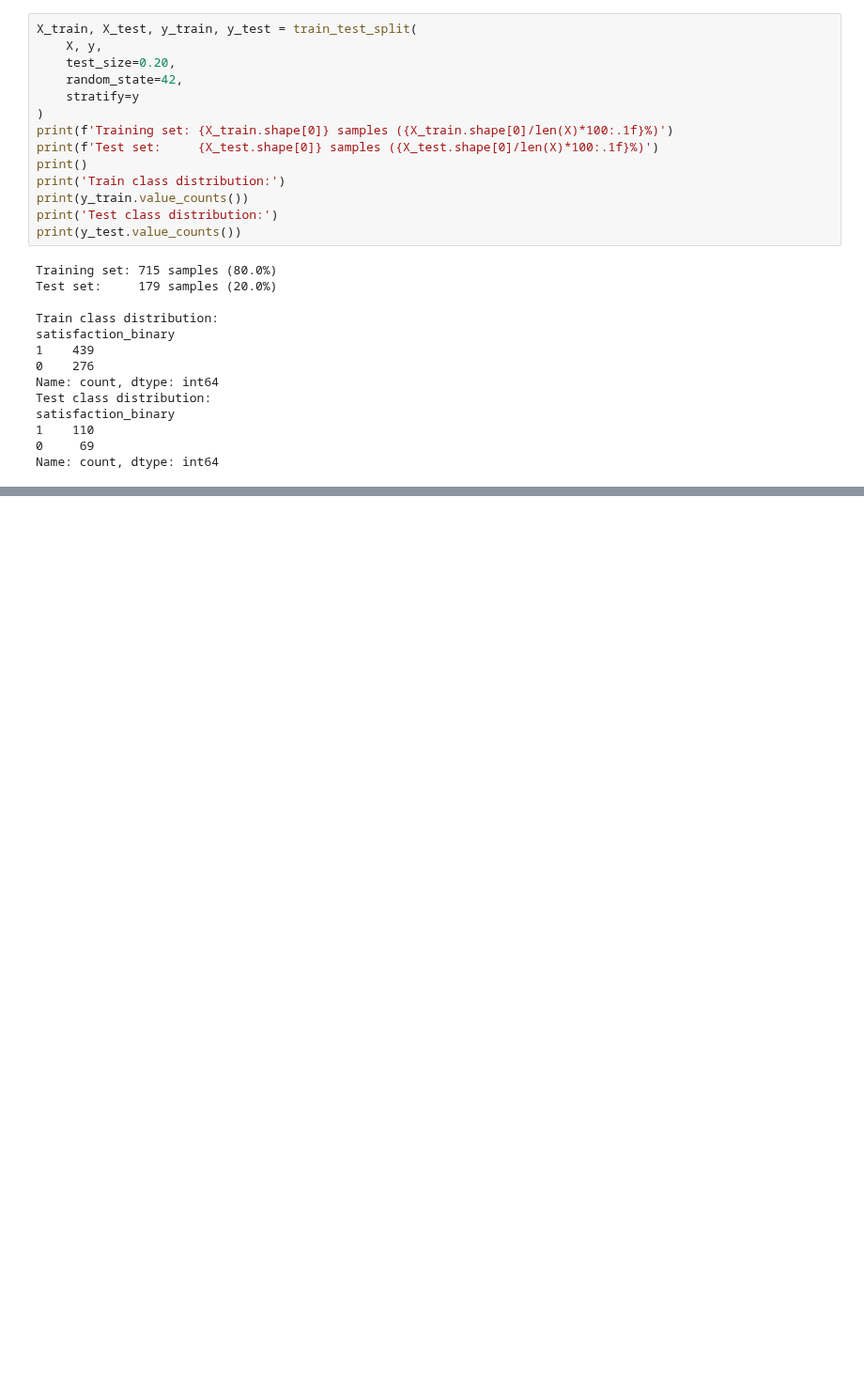
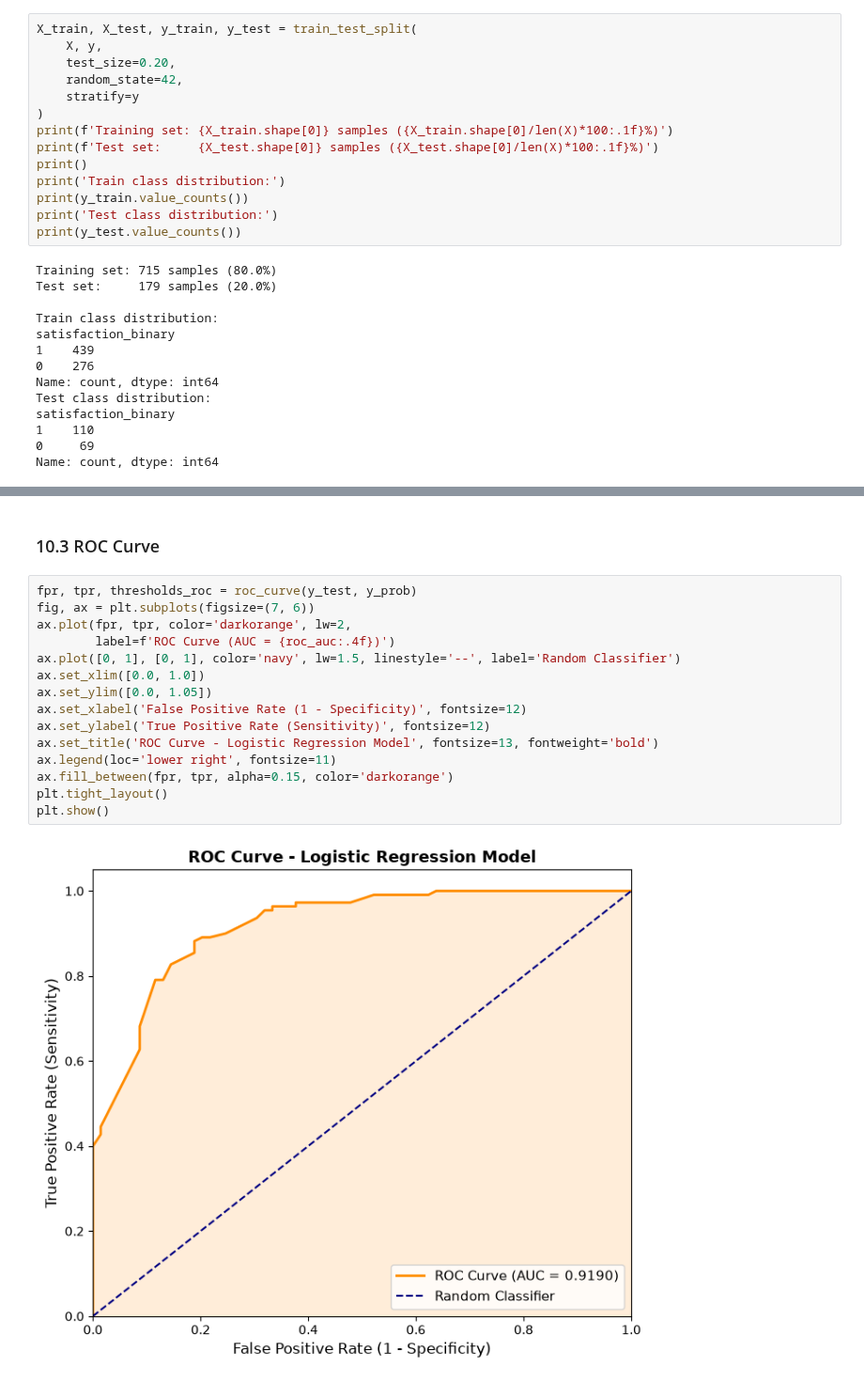
Before and after one commit to tsegayeworkneh21-hue/final-project, a Jupyter notebook: Maternal_Satisfaction_ML_Project.ipynb, the cells around one changed output, grey strips where cells are left out. Shown at 94% size. Saved outputs shown, nothing was run; the diff lists cells and outputs as text; blank space fills up the shorter version.

```diff
--- a/Maternal_Satisfaction_ML_Project.ipynb
+++ b/Maternal_Satisfaction_ML_Project.ipynb
@@ -1227,0 +820,19 @@ print('=' * 60)
+# %% [markdown]
+### 10.3 ROC Curve
+# %%
+fpr, tpr, thresholds_roc = roc_curve(y_test, y_prob)
+fig, ax = plt.subplots(figsize=(7, 6))
+ax.plot(fpr, tpr, color='darkorange', lw=2,
+        label=f'ROC Curve (AUC = {roc_auc:.4f})')
+ax.plot([0, 1], [0, 1], color='navy', lw=1.5, linestyle='--', label='Random Classifier')
+ax.set_xlim([0.0, 1.0])
+ax.set_ylim([0.0, 1.05])
+ax.set_xlabel('False Positive Rate (1 - Specificity)', fontsize=12)
+ax.set_ylabel('True Positive Rate (Sensitivity)', fontsize=12)
+ax.set_title('ROC Curve - Logistic Regression Model', fontsize=13, fontweight='bold')
+ax.legend(loc='lower right', fontsize=11)
+ax.fill_between(fpr, tpr, alpha=0.15, color='darkorange')
+plt.tight_layout()
+plt.show()
+# %% [output]
+[figure, added]
```
Also changed, not shown: parts of 73 cells of this notebook.
